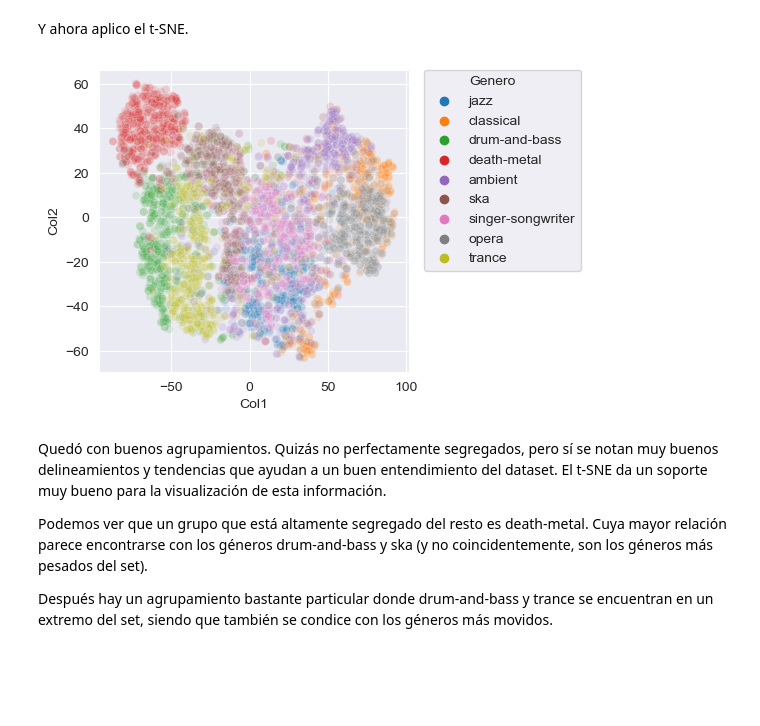
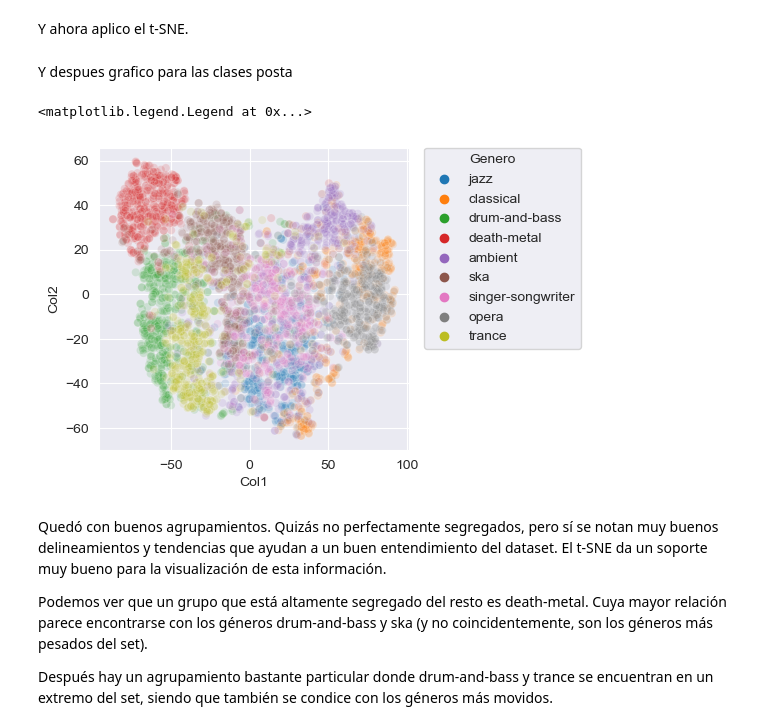
Before and after one commit to francotestori/dmctuba_01, a Jupyter notebook: preprocesamiento/04_clusterings.ipynb, the cells around one changed output. Saved outputs shown, nothing was run; the diff lists cells and outputs as text; code cells hidden in the pictures; blank space fills up the shorter version.

```diff
--- a/preprocesamiento/04_clusterings.ipynb
+++ b/preprocesamiento/04_clusterings.ipynb
@@ -57,26 +59,12 @@ plt.rcParams['figure.dpi'] = 100 # 200 e.g. is really fine, but slower
 Levanto toda la data
 # %%
 #df_merged_all = pd.read_pickle('../sources/df_merged_all_quantiles_mediana_iqr.pickle')
-df_merged_all = pd.read_pickle('../sources/df_merged_all_dif_quantiles_mediana_iqr.pickle')
+df_num = pd.read_pickle('../sources/df_merged_posta_preprocesado.pickle')
 
-genre_real = df_merged_all['genre']
+genre_real = df_num['genre']
 
-df_num=df_merged_all
+df_num = df_num.drop('genre',1)
 # %% [markdown]
 Selecciono las variables, que son con las que voy a proceder en el resto del trabajo.
 
 Así que empiezo a remover las variables que considero que no me van a ayudar para una apropiada clasificacion que genere algún sentido de explicación
-# %%
-df_num = df_num.drop(['instrumentalness','mode','popularity','time_signature','key','loudness_end_iqr','loudness_end_medianas','loudness_end_dif_mediana','loudness_end_dif_iqr','confidence_dif_mediana','confidence_dif_iqr'],1)
-
-cols = [c for c in df_num.columns if c.lower()[:2] != 't0']
-df_num=df_num[cols]
-cols = [c for c in df_num.columns if c.lower()[:2] != 't1']
-df_num=df_num[cols]
-cols = [c for c in df_num.columns if c.lower()[:2] != 'p0']
-df_num=df_num[cols]
-cols = [c for c in df_num.columns if c.lower()[:2] != 'p1']
-df_num=df_num[cols]
-#df_num.head(5).T
-
-list(df_num.columns)
@@ -103,4 +70,0 @@ Me guardo el dataset, porque con este sigo en el resto del trabajo.
-# %%
-df_num.to_pickle("../sources/df_merged_posta_preprocesado.pickle")
-
-df_num = df_merged_all.drop('genre',1)
@@ -118,24 +102,18 @@ plt.legend(cols,bbox_to_anchor=(1.05, 1), loc=2, borderaxespad=0.)
 [figure]
 # %% [markdown]
 Y ahora aplico el t-SNE.
+# %%
+tsne = TSNE(n_components=2, perplexity=20, init='pca')
+Xred = tsne.fit_transform(df_num)
+# %% [markdown]
+Y despues grafico para las clases posta
 # %%
-q = pd.Categorical(genre_real)
-q.codes
-import seaborn as sns
-
-df=df_num.iloc[:,:]
-
-tsne = TSNE(n_components=2, perplexity=20, init='pca')
-Xred = tsne.fit_transform(df)
-
 dfff = pd.DataFrame ({"Col1":Xred[:,0],"Col2":Xred[:,1],"Genero":genre_real.values})
 sns.scatterplot(data=dfff, x="Col1", y="Col2", hue="Genero",alpha=0.15)
 plt.legend(bbox_to_anchor=(1.05, 1), loc=2, borderaxespad=0.)
-
-#    plt._legend.set_title()
-plt.show()
 # %% [output]
+<matplotlib.legend.Legend at 0x...>
-[figure, old version]
+[figure, new version]
 # %% [markdown]
 Quedó con buenos agrupamientos.
 Quizás no perfectamente segregados, pero sí se notan muy buenos delineamientos y tendencias que ayudan a un buen entendimiento del dataset.
```
Also changed, not shown: parts of 20 cells of this notebook.
